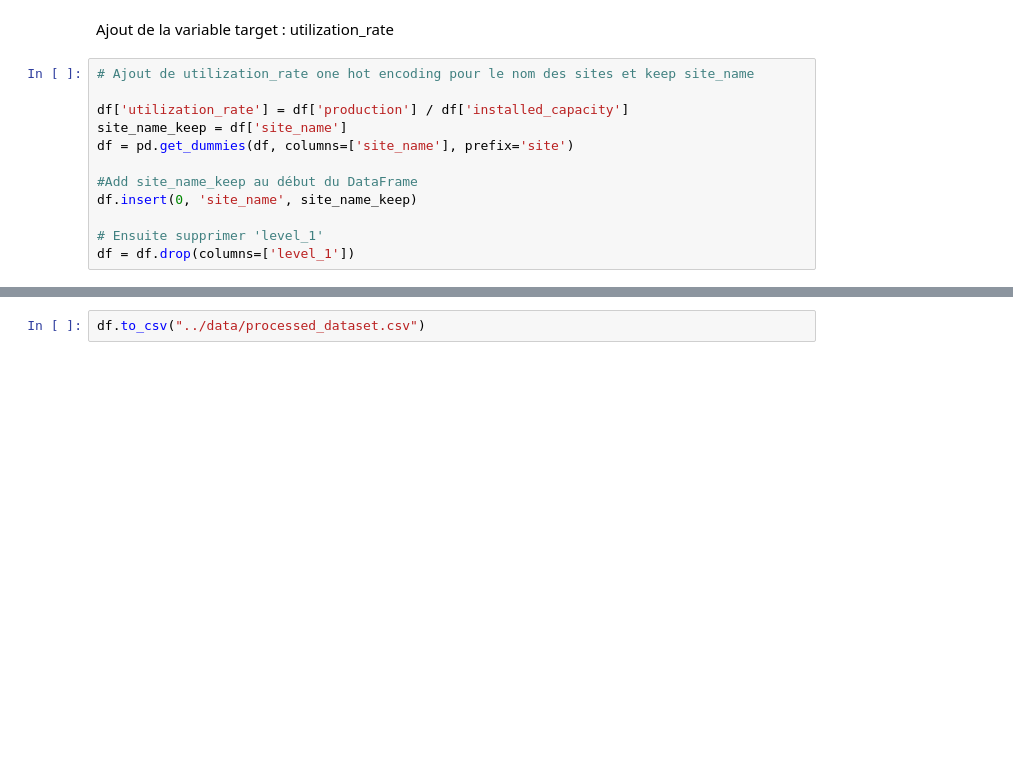
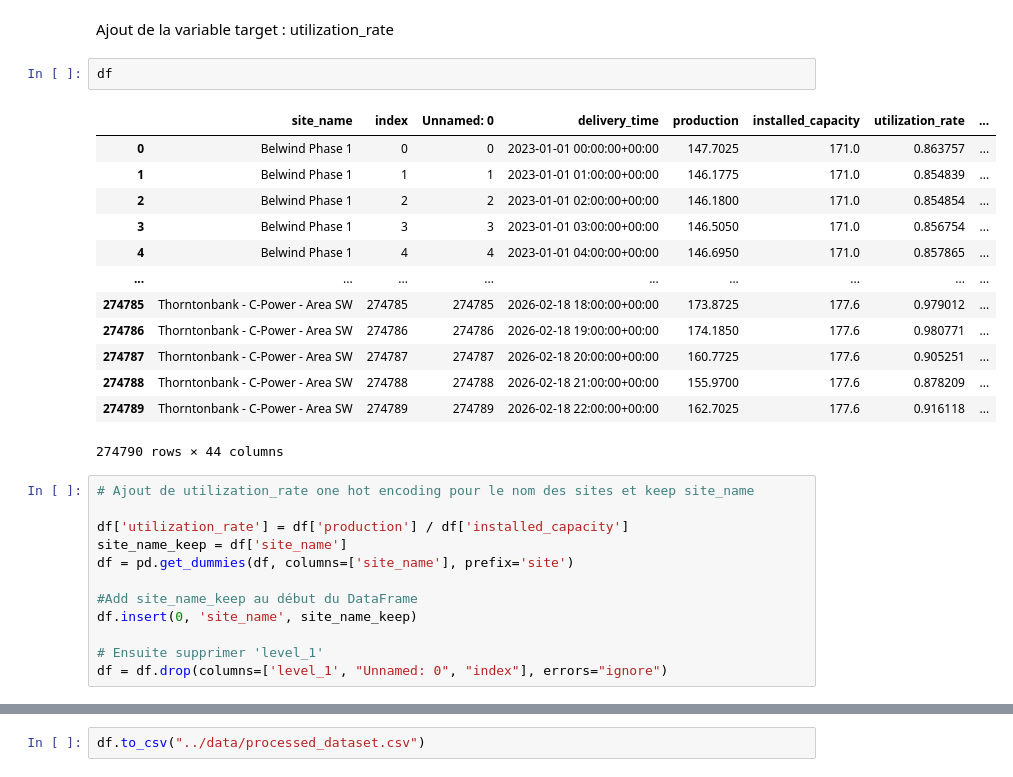
Before and after one commit to zzac/Wind-Power-Production-Forecast, a Jupyter notebook: notebooks/05_preprocessing.ipynb, the cells around one changed output, grey strips where cells are left out. Saved outputs shown, nothing was run; the diff lists cells and outputs as text; blank space fills up the shorter version.

```diff
--- a/notebooks/05_preprocessing.ipynb
+++ b/notebooks/05_preprocessing.ipynb
@@ -53,6 +53,22 @@ cols_to_drop = [ 'hour', 'month', 'wind_direction_10m', 'wind_direction_100m'] #
 df = df.drop(columns=[c for c in cols_to_drop if c in df.columns])
 # %% [markdown]
 Ajout de la variable target : utilization_rate
+# %%
+df
+# %% [output]
+|  | site_name | index | Unnamed: 0 | delivery_time | production | installed_capacity | utilization_rate | ... |
+| 0 | Belwind Phase 1 | 0 | 0 | 2023-01-01 00:00:00+00:00 | 147.7025 | 171.0 | 0.863757 | ... |
+| 1 | Belwind Phase 1 | 1 | 1 | 2023-01-01 01:00:00+00:00 | 146.1775 | 171.0 | 0.854839 | ... |
+| 2 | Belwind Phase 1 | 2 | 2 | 2023-01-01 02:00:00+00:00 | 146.1800 | 171.0 | 0.854854 | ... |
+| 3 | Belwind Phase 1 | 3 | 3 | 2023-01-01 03:00:00+00:00 | 146.5050 | 171.0 | 0.856754 | ... |
+| 4 | Belwind Phase 1 | 4 | 4 | 2023-01-01 04:00:00+00:00 | 146.6950 | 171.0 | 0.857865 | ... |
+| ... | ... | ... | ... | ... | ... | ... | ... | ... |
+| 274785 | Thorntonbank - C-Power - Area SW | 274785 | 274785 | 2026-02-18 18:00:00+00:00 | 173.8725 | 177.6 | 0.979012 | ... |
+| 274786 | Thorntonbank - C-Power - Area SW | 274786 | 274786 | 2026-02-18 19:00:00+00:00 | 174.1850 | 177.6 | 0.980771 | ... |
+| 274787 | Thorntonbank - C-Power - Area SW | 274787 | 274787 | 2026-02-18 20:00:00+00:00 | 160.7725 | 177.6 | 0.905251 | ... |
+| 274788 | Thorntonbank - C-Power - Area SW | 274788 | 274788 | 2026-02-18 21:00:00+00:00 | 155.9700 | 177.6 | 0.878209 | ... |
+| 274789 | Thorntonbank - C-Power - Area SW | 274789 | 274789 | 2026-02-18 22:00:00+00:00 | 162.7025 | 177.6 | 0.916118 | ... |
+274790 rows × 44 columns
 # %%
 # Ajout de utilization_rate one hot encoding pour le nom des sites et keep site_name
 
@@ -64,7 +80,7 @@ df = pd.get_dummies(df, columns=['site_name'], prefix='site')
 df.insert(0, 'site_name', site_name_keep)
 
 # Ensuite supprimer 'level_1'
-df = df.drop(columns=['level_1'])
+df = df.drop(columns=['level_1', "Unnamed: 0", "index"], errors="ignore")
 # %%
 df.head()
 # %% [output]
```
Also changed, not shown: parts of 2 cells of this notebook, 1 other file.
